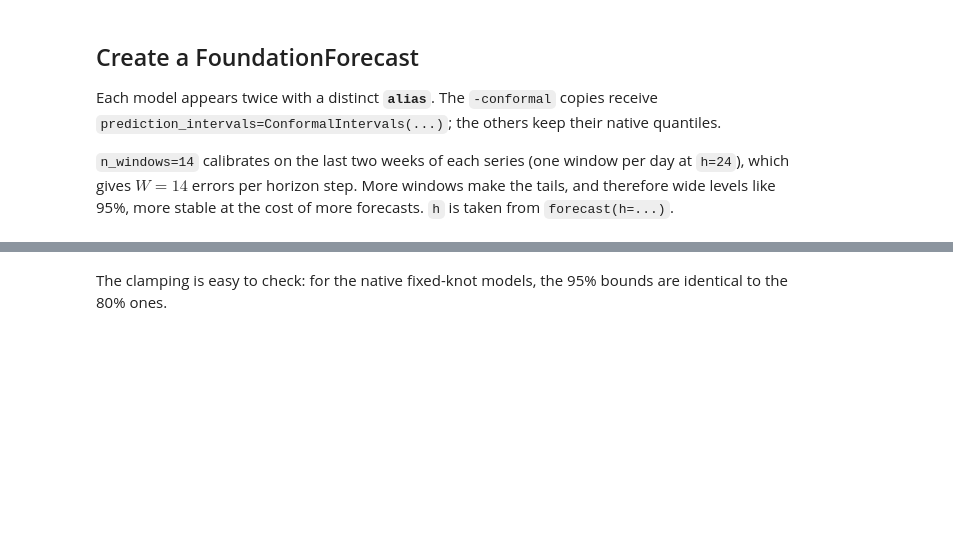
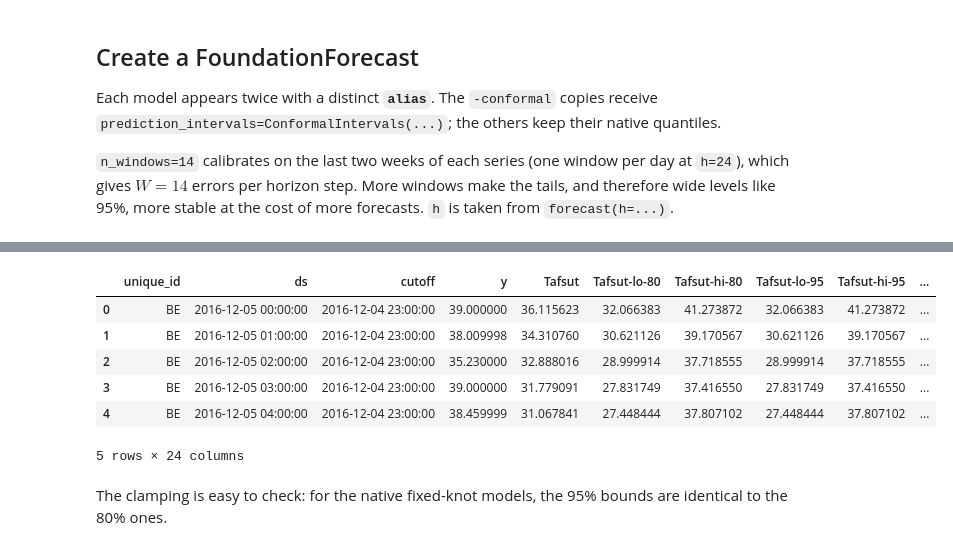
Before and after one commit to TimeCopilot/foundationforecast, a Jupyter notebook: docs/examples/conformal-prediction.ipynb, the cells around one changed output, grey strips where cells are left out. Cells and saved outputs as stored; diff of their text form; code cells hidden in the pictures; blank space fills up the shorter version.

Commit message:
docs(conformal): document cross_validation support and use it in notebook
Co-authored-by: Cursor <cursoragent@cursor.com>

```diff
--- a/docs/examples/conformal-prediction.ipynb
+++ b/docs/examples/conformal-prediction.ipynb
@@ -152,3 +130,17 @@ holdout_df.head()
+# %%
+h = 24
+level = [80, 95]
+
+cv_df = ff.cross_validation(df=df, h=h, n_windows=7, level=level)
+cv_df.head()
+# %% [output]
+|  | unique_id | ds | cutoff | y | Tafsut | Tafsut-lo-80 | Tafsut-hi-80 | Tafsut-lo-95 | Tafsut-hi-95 | ... |
+| 0 | BE | 2016-12-05 00:00:00 | 2016-12-04 23:00:00 | 39.000000 | 36.115623 | 32.066383 | 41.273872 | 32.066383 | 41.273872 | ... |
+| 1 | BE | 2016-12-05 01:00:00 | 2016-12-04 23:00:00 | 38.009998 | 34.310760 | 30.621126 | 39.170567 | 30.621126 | 39.170567 | ... |
+| 2 | BE | 2016-12-05 02:00:00 | 2016-12-04 23:00:00 | 35.230000 | 32.888016 | 28.999914 | 37.718555 | 28.999914 | 37.718555 | ... |
+| 3 | BE | 2016-12-05 03:00:00 | 2016-12-04 23:00:00 | 39.000000 | 31.779091 | 27.831749 | 37.416550 | 27.831749 | 37.416550 | ... |
+| 4 | BE | 2016-12-05 04:00:00 | 2016-12-04 23:00:00 | 38.459999 | 31.067841 | 27.448444 | 37.807102 | 27.448444 | 37.807102 | ... |
+5 rows × 24 columns
 # %% [markdown]
 The clamping is easy to check: for the native fixed-knot models, the 95% bounds are identical to the 80% ones.
 # %%
```
Also changed, not shown: parts of 9 cells of this notebook, 2 other files.
